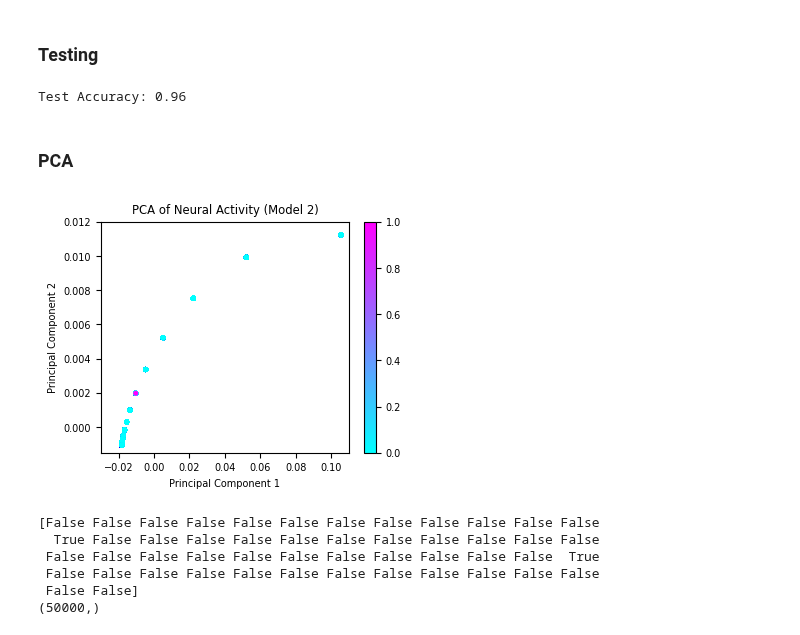
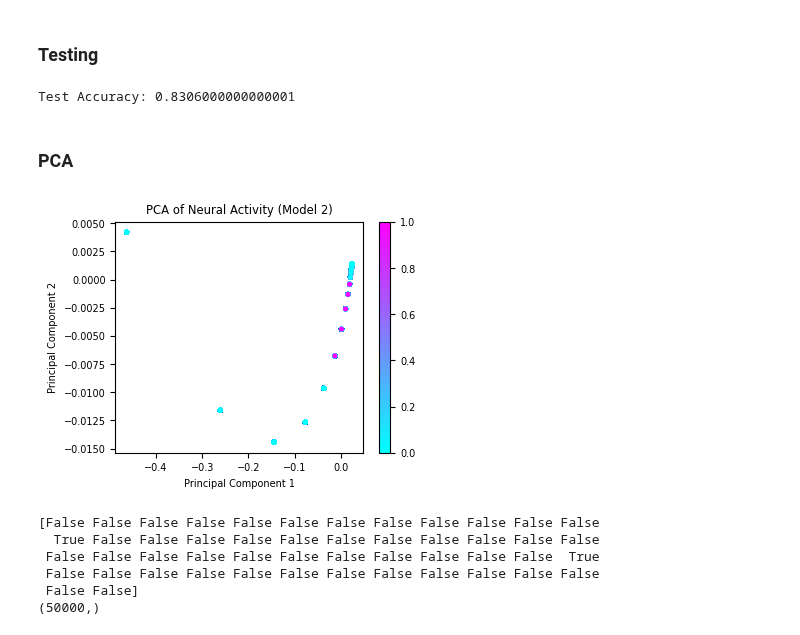
Before and after one commit to adampotton/Cognitive_AI_CW, a Jupyter notebook: Q2C_mdl2.ipynb, the cells around one changed output. Saved outputs shown, nothing was run; the diff lists cells and outputs as text; code cells hidden in the pictures.

```diff
--- a/Q2C_mdl2.ipynb
+++ b/Q2C_mdl2.ipynb
@@ -227,7 +227,7 @@ Max weight value in weight_hh_l1: 0.0001613511994946748
 # %% [markdown]
 ### Testing
 # %%
-dataset = ngym.Dataset(config['envid'], env_kwargs=config['env_kwargs'], batch_size=12, seq_len=config['seq_len']) # Generate dataset
+dataset = ngym.Dataset(config['envid'], env_kwargs=config['env_kwargs'], batch_size=1, seq_len=config['seq_len']) # Generate dataset
 env = dataset.env # Reset environment
 
 env.reset(no_step=True)
@@ -252,36 +252,36 @@ for i in range(1000):
 
 print('Test Accuracy:', np.mean(test_accs))
 # %% [output]
-Test Accuracy: 0.96
+Test Accuracy: 0.8306000000000001
 # %% [markdown]
 ### PCA
 # %%
 from sklearn.decomposition import PCA
 import matplotlib.pyplot as plt
 from sklearn.preprocessing import StandardScaler
 from sklearn.preprocessing import MinMaxScaler
 plt.rcParams['font.family'] = 'sans-serif'
 plt.rcParams['font.sans-serif'] = ['DejaVu Sans']
 
 activity = np.vstack(all_activity)
 labels = np.concatenate(all_labels)
 
 num_trials, seq_len, num_features = activity.shape
 activity = activity.reshape(num_trials, seq_len * num_features)
 
 pca_result = PCA(n_components=2).fit_transform(activity)
 
 plt.figure(figsize=(4, 3))
 plt.scatter(pca_result[:, 0], pca_result[:, 1], c=labels, cmap='cool' ,s=7)
 plt.colorbar()  # Color by test labels
 plt.title('PCA of Neural Activity (Model 2)')
-plt.xlim(-0.03, 0.11)  # Set x-axis limits
-plt.ylim(-0.0015, 0.012) # Set y-axis limits
+# plt.xlim(0.005, 0.025)  # Set x-axis limits
+# plt.ylim(-0.0028, 0.002) # Set y-axis limits
 plt.xlabel('Principal Component 1')
 plt.ylabel('Principal Component 2')
 plt.show()
 # %% [output]
-[figure, old version]
+[figure, new version]
 # %%
 print(all_labels[0]==1)
 print(labels.shape)
```
Also changed, not shown: parts of 5 cells of this notebook.
